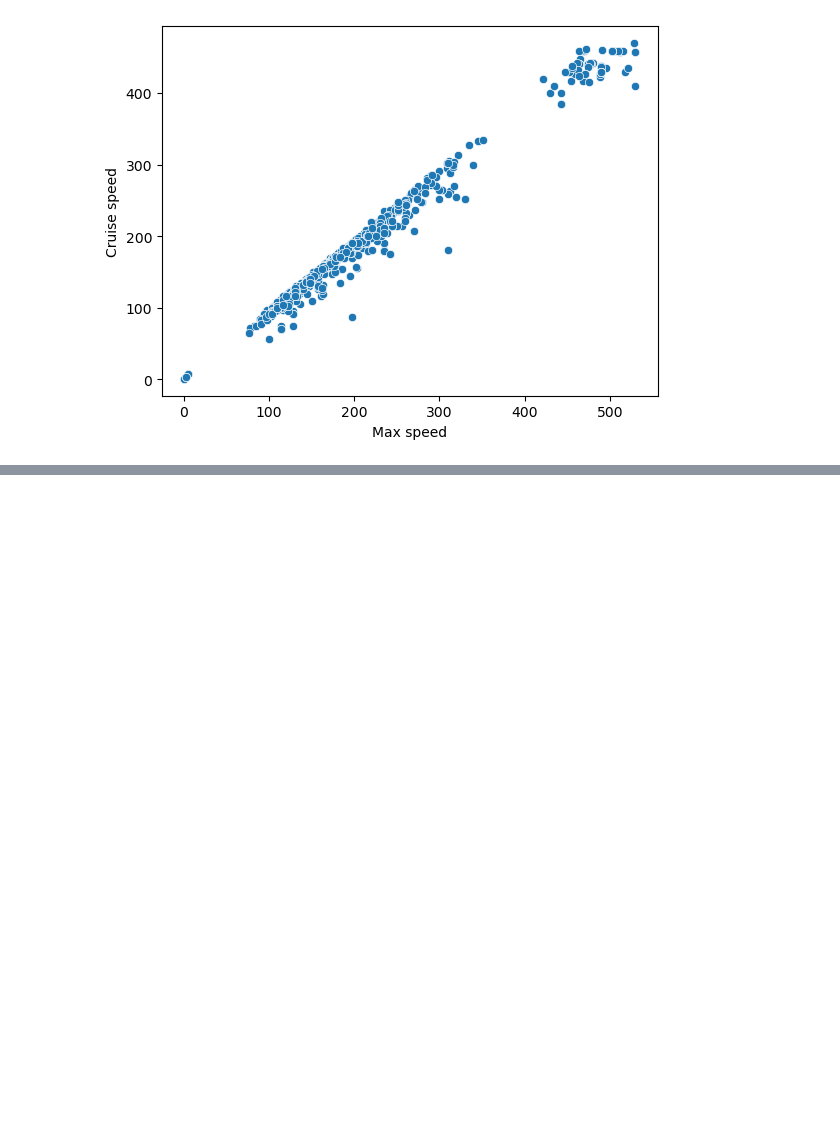
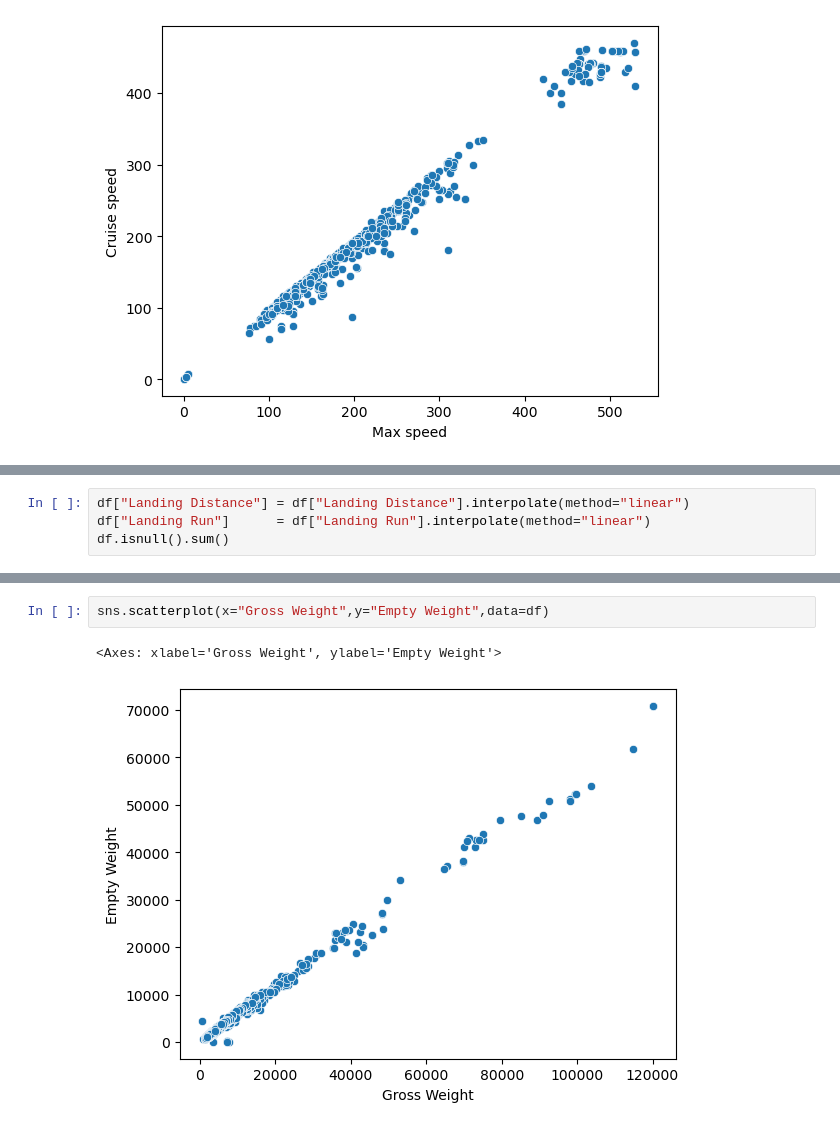
Before and after one commit to Malavikajaganathann/Python-Projects, a Jupyter notebook: Aircraft project.ipynb, the cells around one changed output, grey strips where cells are left out. Cells and saved outputs as stored; diff of their text form; blank space fills up the shorter version.

```diff
--- a/Aircraft project.ipynb
+++ b/Aircraft project.ipynb
@@ -298,0 +387,4 @@ sns.histplot(df["Climb rate"],kde=True)
+# %%
+df["Landing Distance"] = df["Landing Distance"].interpolate(method="linear")
+df["Landing Run"]      = df["Landing Run"].interpolate(method="linear")
+df.isnull().sum()
@@ -298,0 +408,5 @@ sns.histplot(df["Climb rate"],kde=True)
+# %%
+sns.scatterplot(x="Gross Weight",y="Empty Weight",data=df)
+# %% [output]
+<Axes: xlabel='Gross Weight', ylabel='Empty Weight'>
+[figure, added]
```
Also changed, not shown: parts of 32 cells of this notebook.
